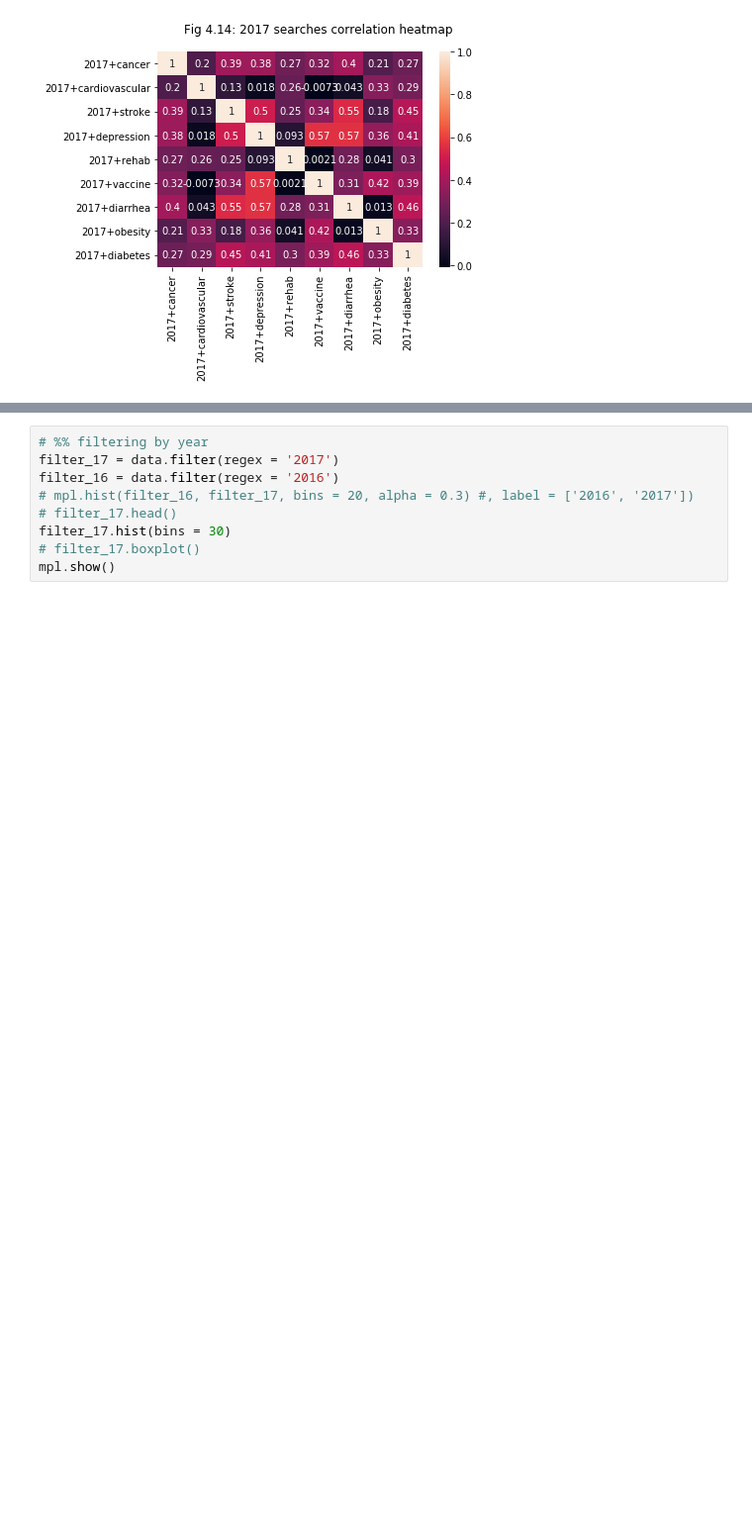
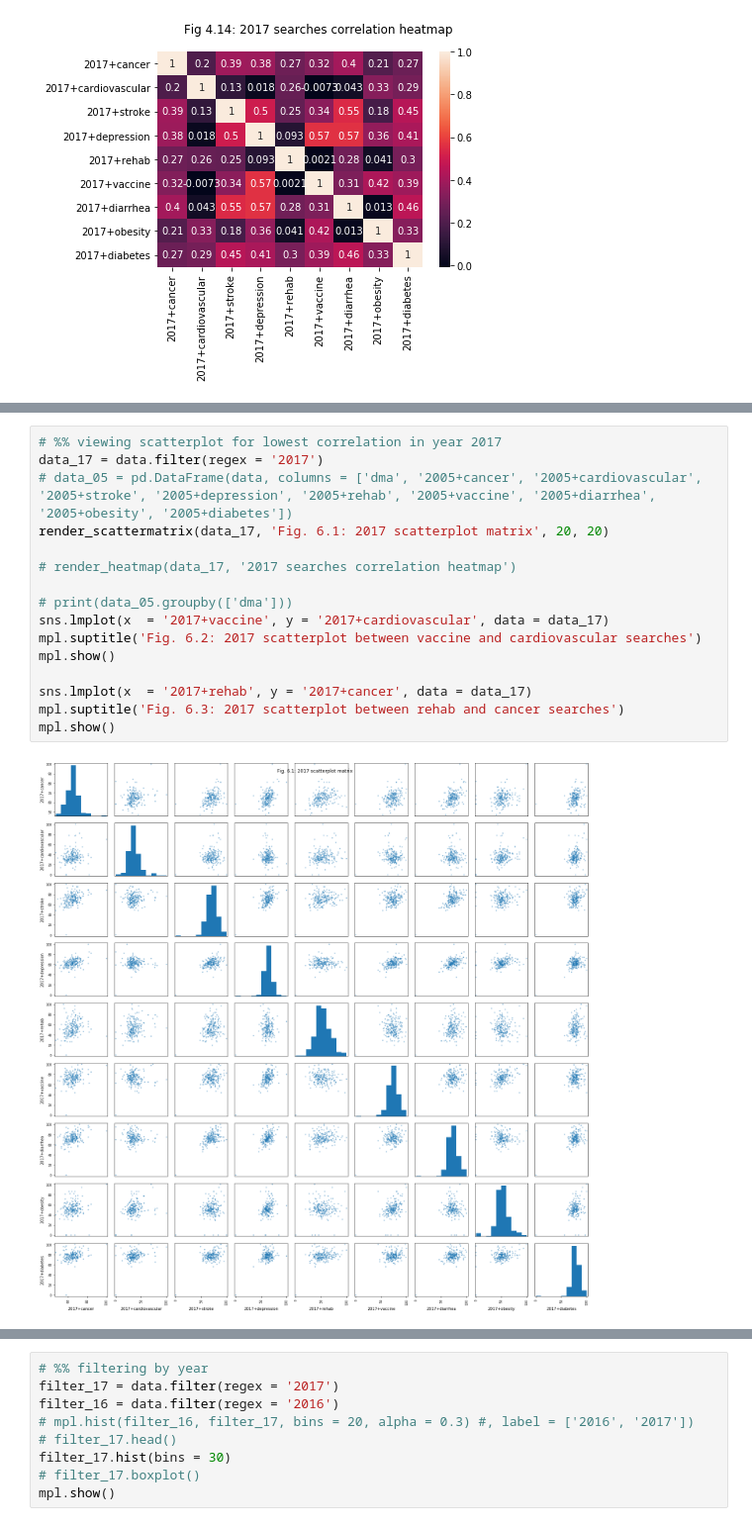
Before and after one commit to NohaKareem/Exploring-health-searches, a Jupyter notebook: Exploring health searches.ipynb, the cells around one changed output, grey strips where cells are left out. Shown at 99% size. Drawn from its saved outputs; the diff is of its cells as text; blank space fills up the shorter version.

```diff
--- a/Exploring health searches.ipynb
+++ b/Exploring health searches.ipynb
@@ -321,0 +298,18 @@ mpl.show()
+# %%
+# %% viewing scatterplot for lowest correlation in year 2017
+data_17 = data.filter(regex = '2017')
+# data_05 = pd.DataFrame(data, columns = ['dma', '2005+cancer', '2005+cardiovascular', '2005+stroke', '2005+depression', '2005+rehab', '2005+vaccine', '2005+diarrhea', '2005+obesity', '2005+diabetes'])
+render_scattermatrix(data_17, 'Fig. 6.1: 2017 scatterplot matrix', 20, 20)
+
+# render_heatmap(data_17, '2017 searches correlation heatmap')
+
+# print(data_05.groupby(['dma']))
+sns.lmplot(x  = '2017+vaccine', y = '2017+cardiovascular', data = data_17)
+mpl.suptitle('Fig. 6.2: 2017 scatterplot between vaccine and cardiovascular searches')
+mpl.show()
+
+sns.lmplot(x  = '2017+rehab', y = '2017+cancer', data = data_17)
+mpl.suptitle('Fig. 6.3: 2017 scatterplot between rehab and cancer searches')
+mpl.show()
+# %% [output]
+[figure, added]
```
Also changed, not shown: parts of 6 cells of this notebook, 1 other file.
